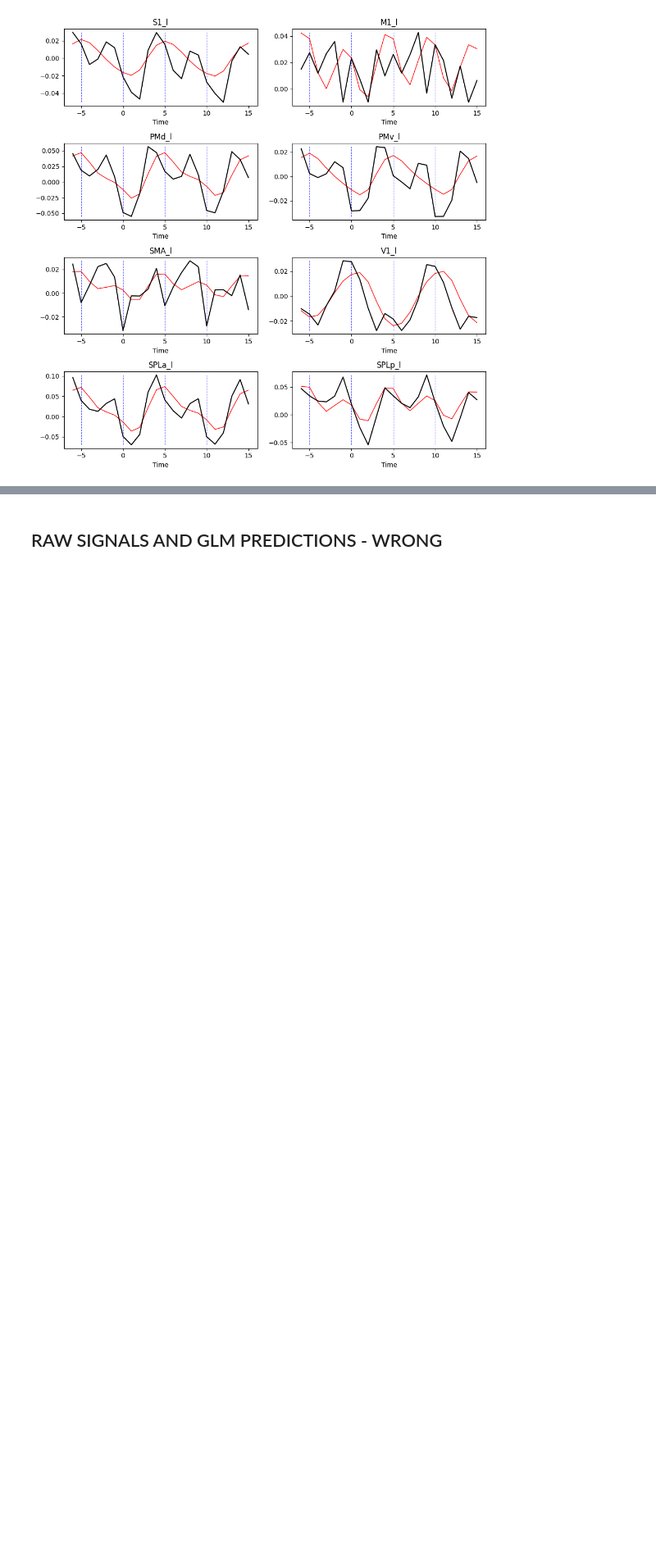
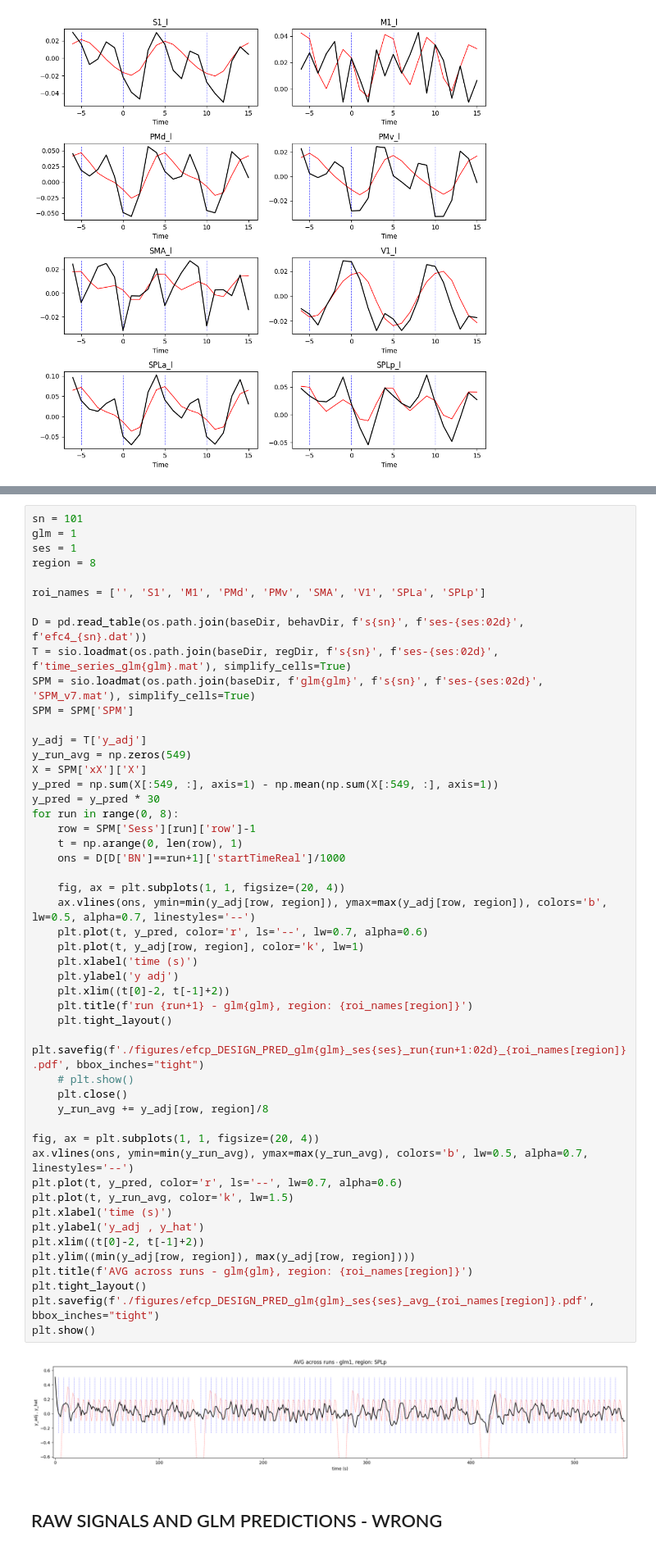
Before and after one commit to alighavam/EFC_patternfMRI, a Jupyter notebook: efcp_mri.ipynb, the cells around one changed output, grey strips where cells are left out. Shown at 82% size. Saved outputs shown, nothing was run; the diff lists cells and outputs as text; blank space fills up the shorter version.

```diff
--- a/efcp_mri.ipynb
+++ b/efcp_mri.ipynb
@@ -196,3 +198,54 @@ plt.show()
+# %%
+sn = 101
+glm = 1
+ses = 1
+region = 8
+
+roi_names = ['', 'S1', 'M1', 'PMd', 'PMv', 'SMA', 'V1', 'SPLa', 'SPLp']
+
+D = pd.read_table(os.path.join(baseDir, behavDir, f's{sn}', f'ses-{ses:02d}', f'efc4_{sn}.dat'))
+T = sio.loadmat(os.path.join(baseDir, regDir, f's{sn}', f'ses-{ses:02d}', f'time_series_glm{glm}.mat'), simplify_cells=True)
+SPM = sio.loadmat(os.path.join(baseDir, f'glm{glm}', f's{sn}', f'ses-{ses:02d}', 'SPM_v7.mat'), simplify_cells=True)
+SPM = SPM['SPM']
+
+y_adj = T['y_adj']
+y_run_avg = np.zeros(549)
+X = SPM['xX']['X']
+y_pred = np.sum(X[:549, :], axis=1) - np.mean(np.sum(X[:549, :], axis=1))
+y_pred = y_pred * 30
+for run in range(0, 8):
+    row = SPM['Sess'][run]['row']-1
+    t = np.arange(0, len(row), 1)
+    ons = D[D['BN']==run+1]['startTimeReal']/1000
+
+    fig, ax = plt.subplots(1, 1, figsize=(20, 4))
+    ax.vlines(ons, ymin=min(y_adj[row, region]), ymax=max(y_adj[row, region]), colors='b', lw=0.5, alpha=0.7, linestyles='--')
+    plt.plot(t, y_pred, color='r', ls='--', lw=0.7, alpha=0.6)
+    plt.plot(t, y_adj[row, region], color='k', lw=1)
+    plt.xlabel('time (s)')
+    plt.ylabel('y adj')
+    plt.xlim((t[0]-2, t[-1]+2))
+    plt.title(f'run {run+1} - glm{glm}, region: {roi_names[region]}')
+    plt.tight_layout()
+    plt.savefig(f'./figures/efcp_DESIGN_PRED_glm{glm}_ses{ses}_run{run+1:02d}_{roi_names[region]}.pdf', bbox_inches="tight")
+    # plt.show()
+    plt.close()
+    y_run_avg += y_adj[row, region]/8
+
+fig, ax = plt.subplots(1, 1, figsize=(20, 4))
+ax.vlines(ons, ymin=min(y_run_avg), ymax=max(y_run_avg), colors='b', lw=0.5, alpha=0.7, linestyles='--')
+plt.plot(t, y_pred, color='r', ls='--', lw=0.7, alpha=0.6)
+plt.plot(t, y_run_avg, color='k', lw=1.5)
+plt.xlabel('time (s)')
+plt.ylabel('y_adj , y_hat')
+plt.xlim((t[0]-2, t[-1]+2))
+plt.ylim((min(y_adj[row, region]), max(y_adj[row, region])))
+plt.title(f'AVG across runs - glm{glm}, region: {roi_names[region]}')
+plt.tight_layout()
+plt.savefig(f'./figures/efcp_DESIGN_PRED_glm{glm}_ses{ses}_avg_{roi_names[region]}.pdf', bbox_inches="tight")
+plt.show()
+# %% [output]
+[figure, added]
 # %% [markdown]
 ## RAW SIGNALS AND GLM PREDICTIONS - WRONG
 # %%
```
Also changed, not shown: parts of 1 cell of this notebook.
